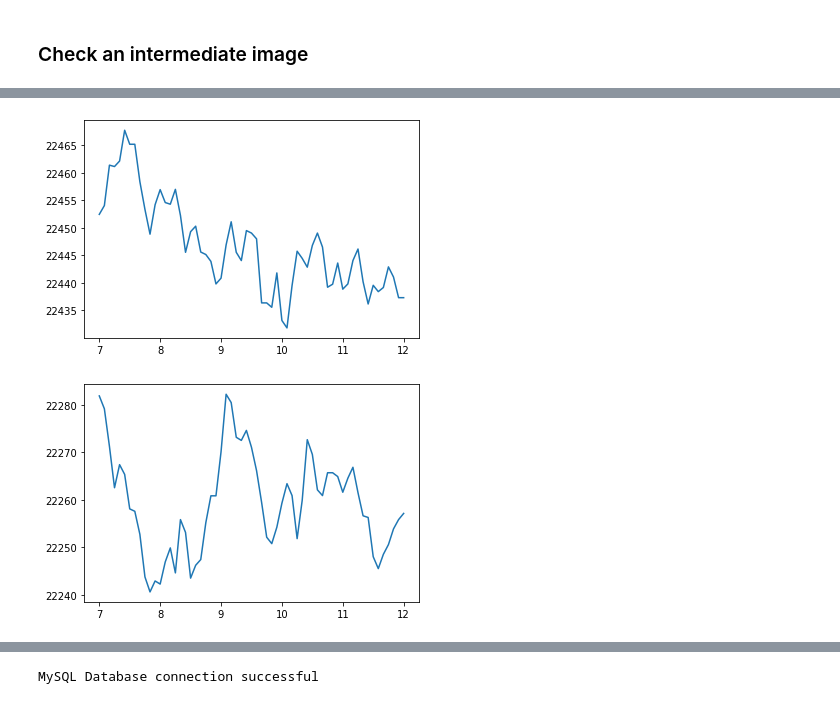
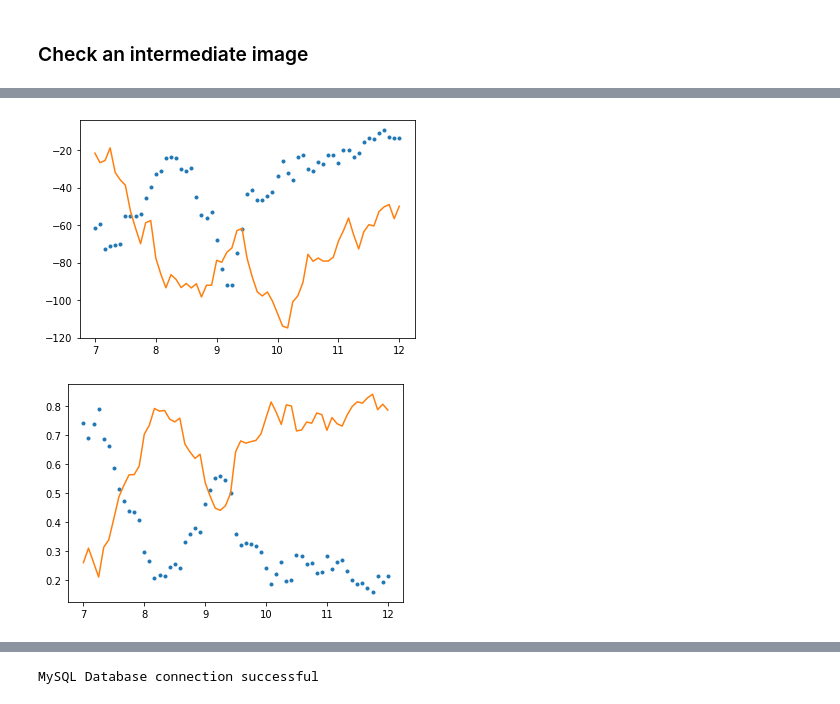
Before and after one commit to Polarization-Lab/IRCSP-Payload, a Jupyter notebook: DataManagement/process_capture_data.ipynb, the cells around one changed output, grey strips where cells are left out. Saved outputs shown, nothing was run; the diff lists cells and outputs as text; code cells hidden in the pictures.

```diff
--- a/DataManagement/process_capture_data.ipynb
+++ b/DataManagement/process_capture_data.ipynb
@@ -152,14 +90,32 @@ def importCapture(index,x,y):
     filename = path + 'Capture'+str(index)+'.hdf5'
     try:
         with h5py.File(filename, "r") as file:
-             r1 = np.mean(file['image1'][()], axis = 0)
-             r2 = np.mean(file['image2'][()], axis = 0)
-             t1 = np.mean(file['temp1'][()])
-             t2 = np.mean(file['temp2'][()])
-             return(t1,t2,r1[y,x],r2[y,x])
+            r1 = np.mean(file['image1'][()], axis = 0)
+            r2 = np.mean(file['image2'][()], axis = 0)
+            t1 = np.mean(file['temp1'][()])
+            t2 = np.mean(file['temp2'][()])
+
+
+            return(t1,t2,r1[y,x],r2[y,x])
     except:
-        print(i)
+        print(index)
         return(0,0,0,0)
+
+
+def importCaptureReferenced(index,x,y):
+    filename = path + 'Capture'+str(index)+'.hdf5'
+    try:
+        with h5py.File(filename, "r") as file:
+            r1 = np.mean(file['image1'][()], axis = 0)
+            r2 = np.mean(file['image2'][()], axis = 0)
+            t1 = np.mean(file['temp1'][()])
+            t2 = np.mean(file['temp2'][()])
+
+
+            return(t1,t2,r1[y,x]-np.mean(r1),r2[y,x]-np.mean(r2))
+    except:
+        print(index)
+        return(0,0,0,0)
 # %%
 start = 1366
 stop  = 2630
@@ -170,7 +126,7 @@ t2 = np.zeros(stop-start)
 r1 =  np.zeros(stop-start)
 r2 = np.zeros(stop-start)
 for i in range(start,stop):
-    t1[i-start],t2[i-start],r1[i-start],r2[i-start] = importCapture(i,y,x)
+    t1[i-start],t2[i-start],r1[i-start],r2[i-start] = importCaptureReferenced(i,y,x)
 # %%
 plt.plot(list(map(truediv, r1,t1)))
 plt.plot(list(map(truediv, r2,t2)))
@@ -210,16 +166,20 @@ def pixel_registration(array,cal_file,waves,ymin,ymax):
             new[i,l] = value
     return(new)
 # %%
-im1 = pixel_registration(image1,cal_file1,waves,0,255)
-im2 = pixel_registration(image2,cal_file2,waves,0,255)
+im1 = pixel_registration(c1,cal_file1,waves,0,255)
+im2 = pixel_registration(c2,cal_file2,waves,0,255)
 # %%
-plt.plot(waves ,im1[150])
+plt.plot(waves ,im1[125],'.')
+plt.plot(waves ,im2[155])
 plt.show()
-plt.plot(waves ,im2[150])
+
+totalrad = im1[125] + im2[155]
+plt.plot(waves ,im1[125]/totalrad,'.')
+plt.plot(waves ,im2[155]/totalrad)
 plt.show()
 # %% [output]
-[figure, old version]
+[figure, new version]
-[figure, old version]
+[figure, new version]
 # %%
 def importWaveData(index):
     filename = path + 'Capture'+str(index)+'.hdf5'
```
Also changed, not shown: parts of 15 cells of this notebook, 8 other files.
